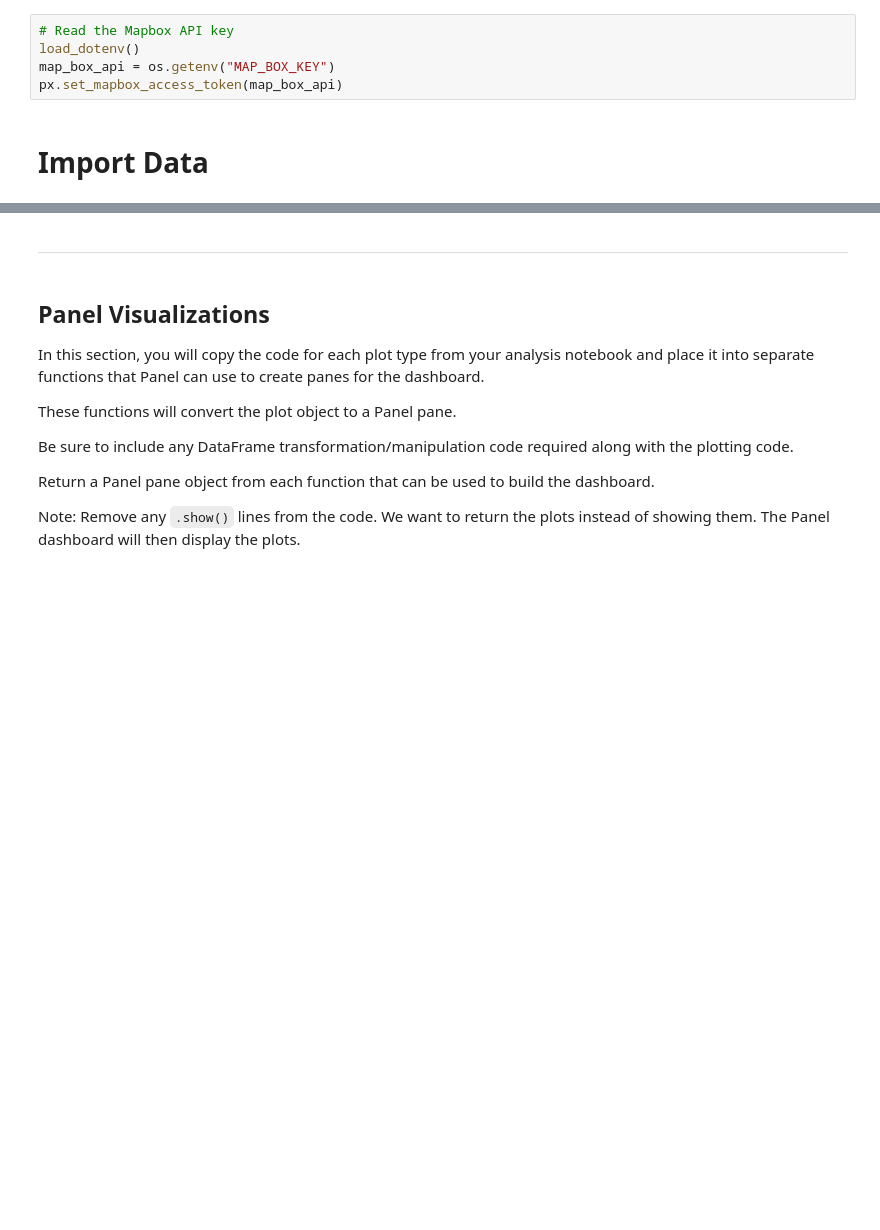
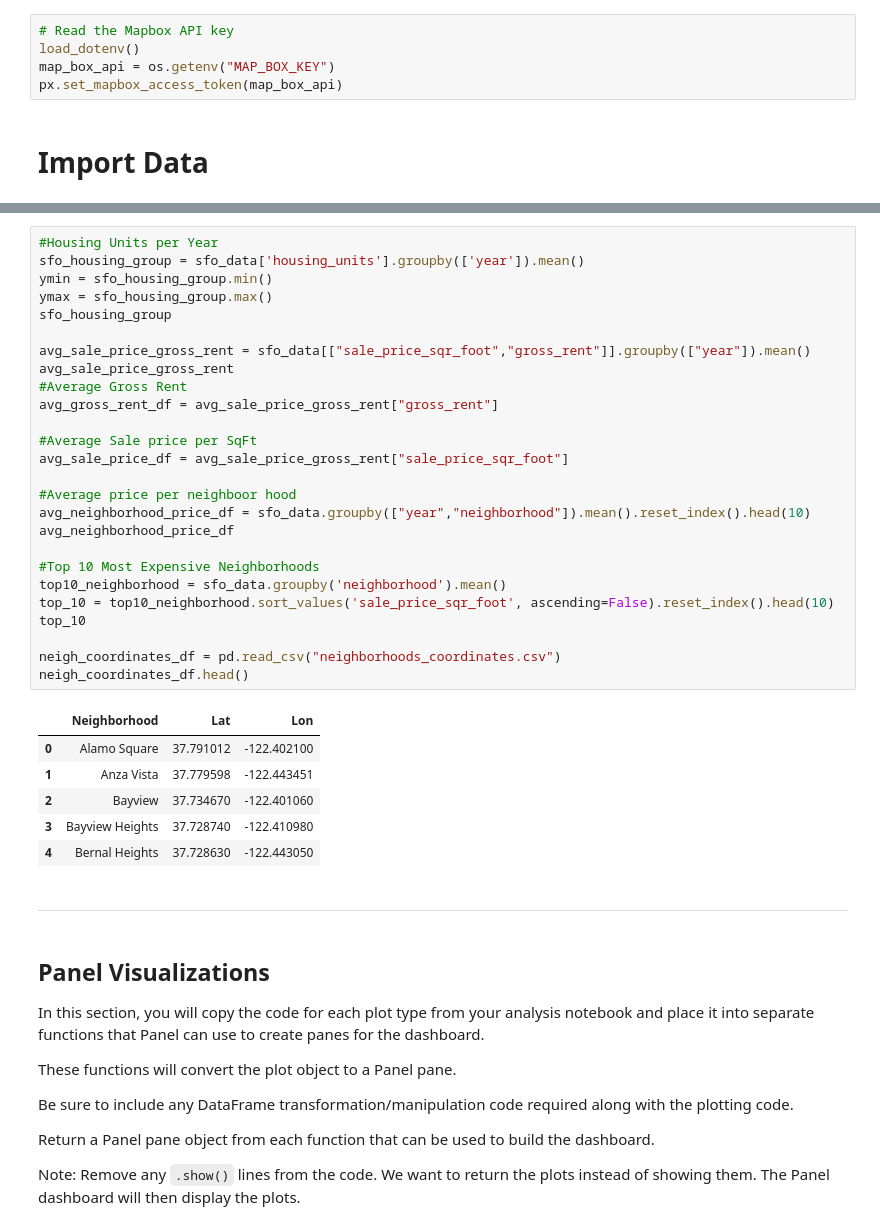
Before and after one commit to Wil-bro0824/Pythonic-Monopoly, a Jupyter notebook: PyViz-Dashboard.ipynb, the cells around one changed output, grey strips where cells are left out. Saved outputs shown, nothing was run; the diff lists cells and outputs as text; blank space fills up the shorter version.

```diff
--- a/PyViz-Dashboard.ipynb
+++ b/PyViz-Dashboard.ipynb
@@ -36,3 +41,36 @@ px.set_mapbox_access_token(map_box_api)
+# %%
+#Housing Units per Year
+sfo_housing_group = sfo_data['housing_units'].groupby(['year']).mean()
+ymin = sfo_housing_group.min()
+ymax = sfo_housing_group.max()
+sfo_housing_group
+
+avg_sale_price_gross_rent = sfo_data[["sale_price_sqr_foot","gross_rent"]].groupby(["year"]).mean()
+avg_sale_price_gross_rent
+#Average Gross Rent
+avg_gross_rent_df = avg_sale_price_gross_rent["gross_rent"]
+
+#Average Sale price per SqFt
+avg_sale_price_df = avg_sale_price_gross_rent["sale_price_sqr_foot"]
+
+#Average price per neighboor hood
+avg_neighborhood_price_df = sfo_data.groupby(["year","neighborhood"]).mean().reset_index().head(10)
+avg_neighborhood_price_df
+
+#Top 10 Most Expensive Neighborhoods
+top10_neighborhood = sfo_data.groupby('neighborhood').mean()
+top_10 = top10_neighborhood.sort_values('sale_price_sqr_foot', ascending=False).reset_index().head(10)
+top_10
+
+neigh_coordinates_df = pd.read_csv("neighborhoods_coordinates.csv")
+neigh_coordinates_df.head()
+# %% [output]
+|  | Neighborhood | Lat | Lon |
+| 0 | Alamo Square | 37.791012 | -122.402100 |
+| 1 | Anza Vista | 37.779598 | -122.443451 |
+| 2 | Bayview | 37.734670 | -122.401060 |
+| 3 | Bayview Heights | 37.728740 | -122.410980 |
+| 4 | Bernal Heights | 37.728630 | -122.443050 |
 # %% [markdown]
 - - -
 # %% [markdown]
```
Also changed, not shown: parts of 14 cells of this notebook.
